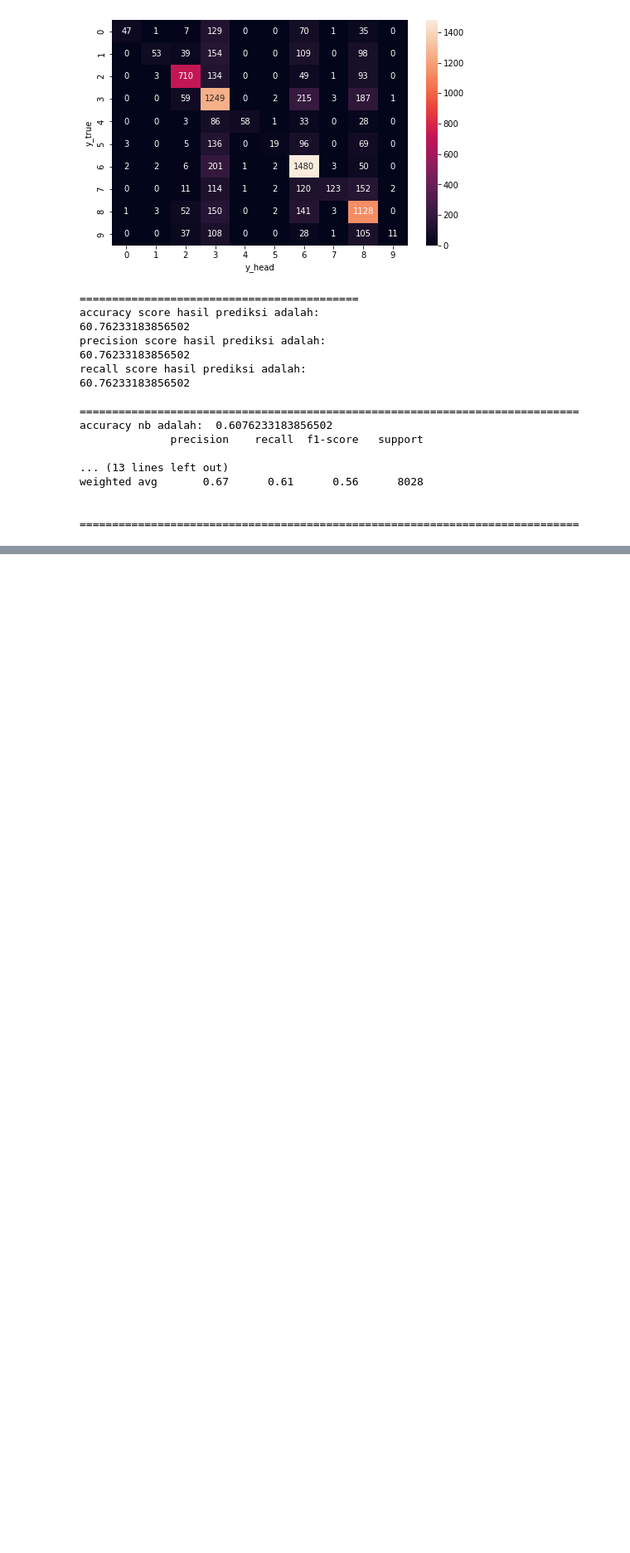
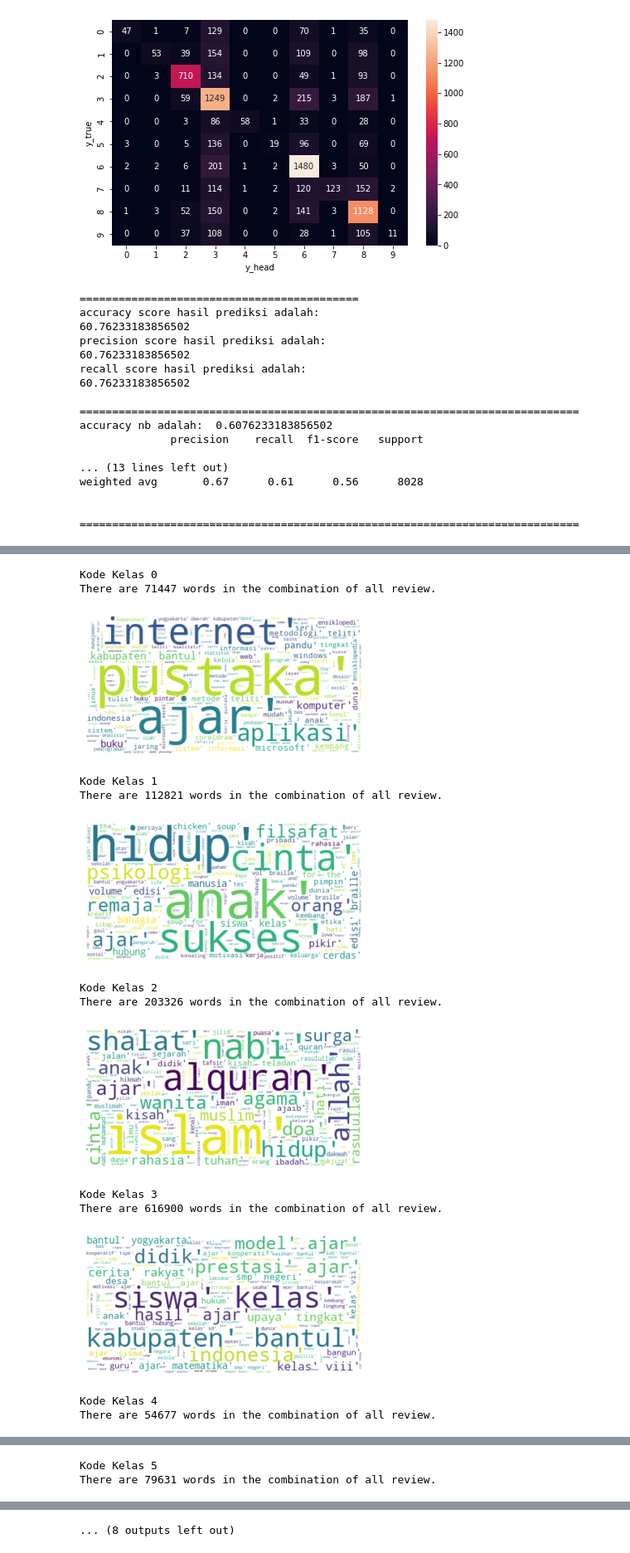
Before and after one commit to ZufarM/Naive-Bayes-Clasifier, a Jupyter notebook: nb_judul_buku.ipynb, the cells around one changed output, grey strips where cells are left out. Shown at 83% size. Cells and saved outputs as stored; diff of their text form; code cells hidden in the pictures; blank space fills up the shorter version.

```diff
--- a/nb_judul_buku.ipynb
+++ b/nb_judul_buku.ipynb
@@ -2,7 +2,7 @@
 import pandas as pd
 import numpy as np
 # %%
-df_sentimen = pd.read_csv('text_preprocessing.csv')
+df_sentimen = pd.read_csv('data/text_preprocessing.csv')
 # %%
 # import nltk
 import sklearn
@@ -233,0 +227,56 @@ if prediksi1 == 9:
+# %%
+# Start with loading all necessary libraries
+import numpy as np
+import pandas as pd
+from os import path
+from PIL import Image
+from wordcloud import WordCloud, STOPWORDS, ImageColorGenerator
+
+import matplotlib.pyplot as plt
+%matplotlib inline
+
+def cek_wordcloud_by_class_function(x):
+    text = df_sentimen.loc[df_sentimen.no == x]
+    text = " ".join(review for review in map(str,text.judul_tokens_stemmed))
+    print ("Kode Kelas {}".format(str(x)))
+    print ("There are {} words in the combination of all review.".format(len(text)))
+
+
+    # Create stopword list:
+    stopwords = set(STOPWORDS)
+    stopwords.update(["',", "now", "wine", "flavor", "flavors"])
+
+    # Generate a word cloud image
+    wordcloud = WordCloud(stopwords=stopwords, background_color="white").generate(text)
+
+    # Display the generated image:
+    # the matplotlib way:
+    plt.imshow(wordcloud, interpolation='bilinear')
+    plt.axis("off")
+    plt.show()
+# %%
+cek_wordcloud_by_class_function(0)
+cek_wordcloud_by_class_function(1)
+cek_wordcloud_by_class_function(2)
+cek_wordcloud_by_class_function(3)
+cek_wordcloud_by_class_function(4)
+cek_wordcloud_by_class_function(5)
+cek_wordcloud_by_class_function(6)
+cek_wordcloud_by_class_function(7)
+cek_wordcloud_by_class_function(8)
+cek_wordcloud_by_class_function(9)
+# %% [output]
+Kode Kelas 0
+There are 71447 words in the combination of all review.
+[figure, added]
+Kode Kelas 1
+There are 112821 words in the combination of all review.
+[figure, added]
+Kode Kelas 2
+There are 203326 words in the combination of all review.
+[figure, added]
+Kode Kelas 3
+There are 616900 words in the combination of all review.
+[figure, added]
+Kode Kelas 4
+There are 54677 words in the combination of all review.
@@ -233,0 +284,2 @@ if prediksi1 == 9:
+Kode Kelas 5
+There are 79631 words in the combination of all review.
@@ -233,0 +287 @@ if prediksi1 == 9:
+... (8 outputs left out)
```
Also changed, not shown: parts of 7 cells of this notebook.
